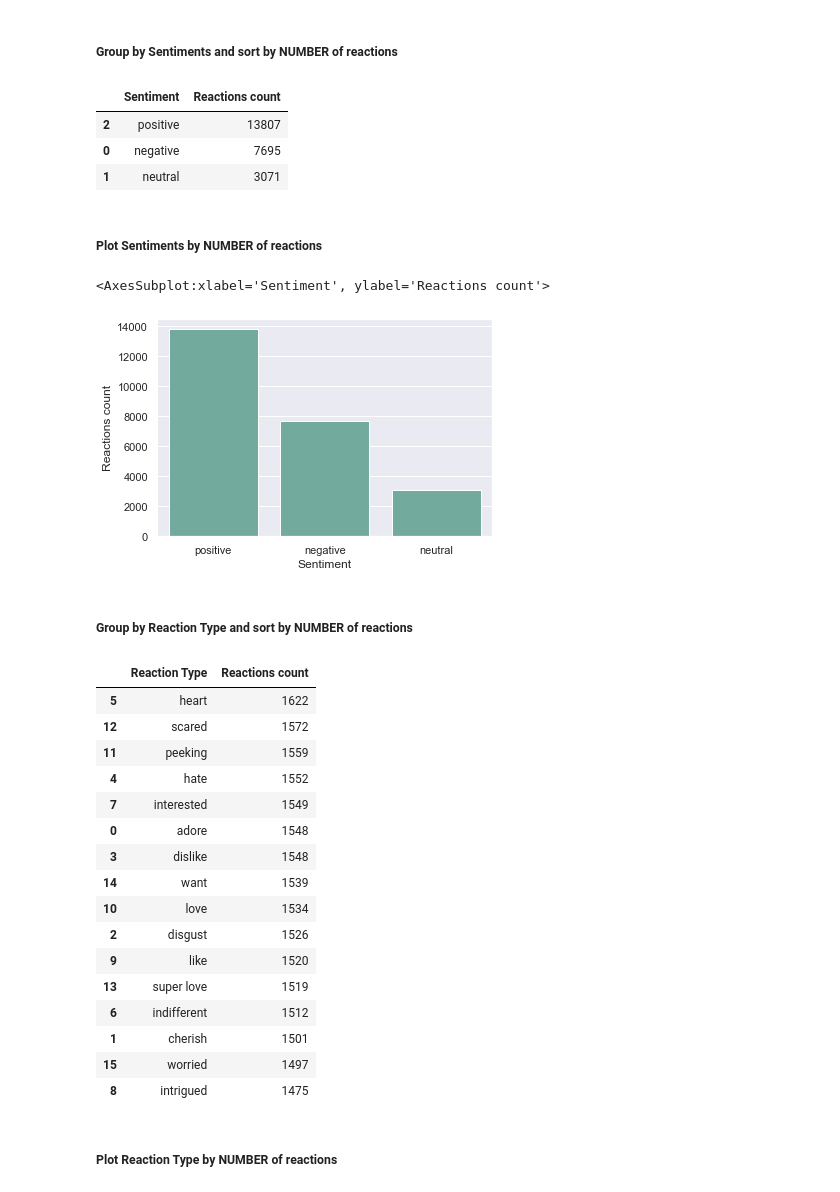
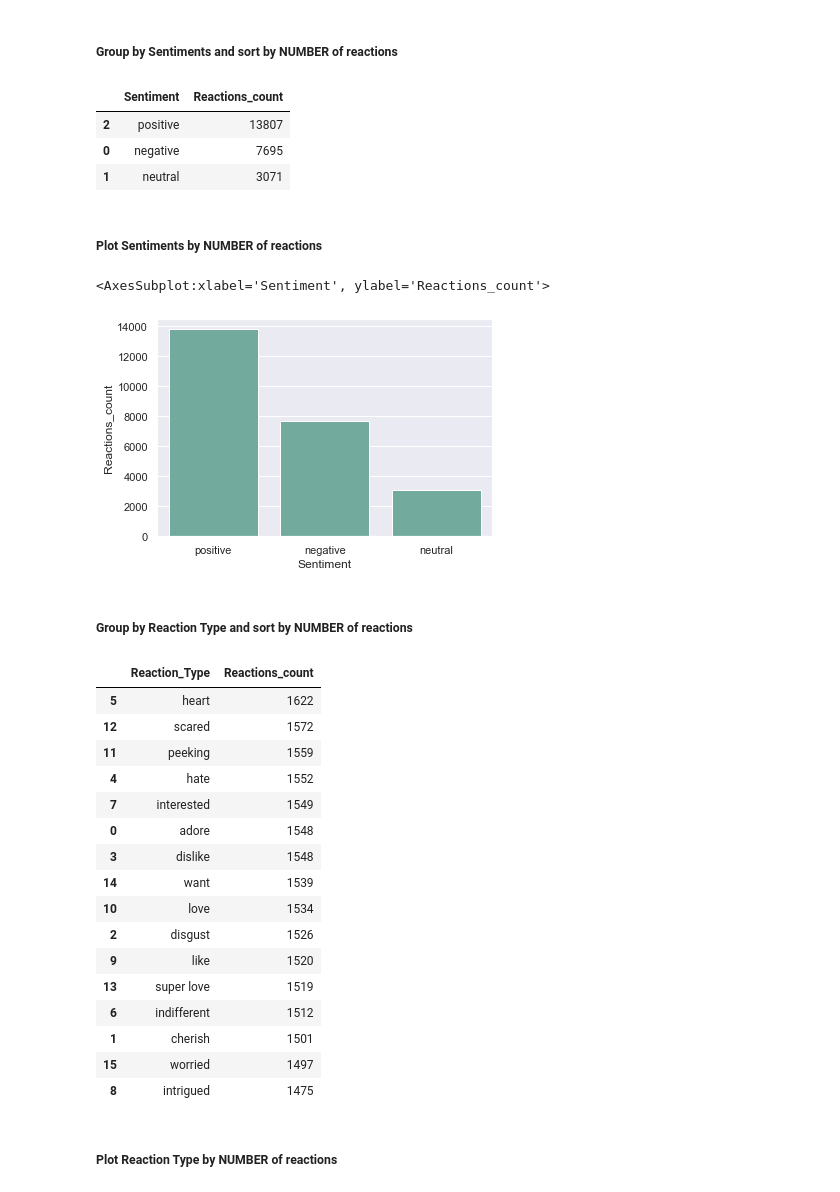
Before and after one commit to deborabastos/accenture_data_analytics, a Jupyter notebook: 2.accenture_data_analysis.ipynb, the cells around one changed output. Cells and saved outputs as stored; diff of their text form; code cells hidden in the pictures.

```diff
--- a/2.accenture_data_analysis.ipynb
+++ b/2.accenture_data_analysis.ipynb
@@ -129,11 +128,11 @@ sns.barplot(data = n_content_sort, x = 'Content Type', y = 'Reactions count',
 ##### Group by Sentiments and sort by NUMBER of reactions
 # %%
 n_sentiment = my_data.groupby(by = 'Sentiment', as_index= False)['Score'].count()
-n_sentiment.rename(columns = {'Score':'Reactions count'}, inplace = True)
-n_sentiment_sort = n_sentiment.sort_values("Reactions count", ascending=False)
+n_sentiment.rename(columns = {'Score':'Reactions_count'}, inplace = True)
+n_sentiment_sort = n_sentiment.sort_values("Reactions_count", ascending=False)
 n_sentiment_sort
 # %% [output]
-|  | Sentiment | Reactions count |
+|  | Sentiment | Reactions_count |
 | 2 | positive | 13807 |
 | 0 | negative | 7695 |
 | 1 | neutral | 3071 |
@@ -141,20 +140,20 @@ n_sentiment_sort
 ##### Plot Sentiments by NUMBER of reactions
 # %%
 plt.figure(figsize=(6,4))
-sns.barplot(data = n_sentiment_sort, x = 'Sentiment', y = 'Reactions count',
+sns.barplot(data = n_sentiment_sort, x = 'Sentiment', y = 'Reactions_count',
             color='#69b3a2')
 # %% [output]
-<AxesSubplot:xlabel='Sentiment', ylabel='Reactions count'>
+<AxesSubplot:xlabel='Sentiment', ylabel='Reactions_count'>
-[figure, old version]
+[figure, new version]
 # %% [markdown]
 ##### Group by Reaction Type and sort by NUMBER of reactions
 # %%
-n_reaction_type = my_data.groupby(by = 'Reaction Type', as_index= False)['Score'].count()
-n_reaction_type.rename(columns = {'Score':'Reactions count'}, inplace = True)
-n_reaction_type_sort = n_reaction_type.sort_values("Reactions count", ascending=False)
+n_reaction_type = my_data.groupby(by = 'Reaction_Type', as_index= False)['Score'].count()
+n_reaction_type.rename(columns = {'Score':'Reactions_count'}, inplace = True)
+n_reaction_type_sort = n_reaction_type.sort_values("Reactions_count", ascending=False)
 n_reaction_type_sort
 # %% [output]
-|  | Reaction Type | Reactions count |
+|  | Reaction_Type | Reactions_count |
 | 5 | heart | 1622 |
 | 12 | scared | 1572 |
 | 11 | peeking | 1559 |
```
Also changed, not shown: parts of 9 cells of this notebook, 2 other files.
